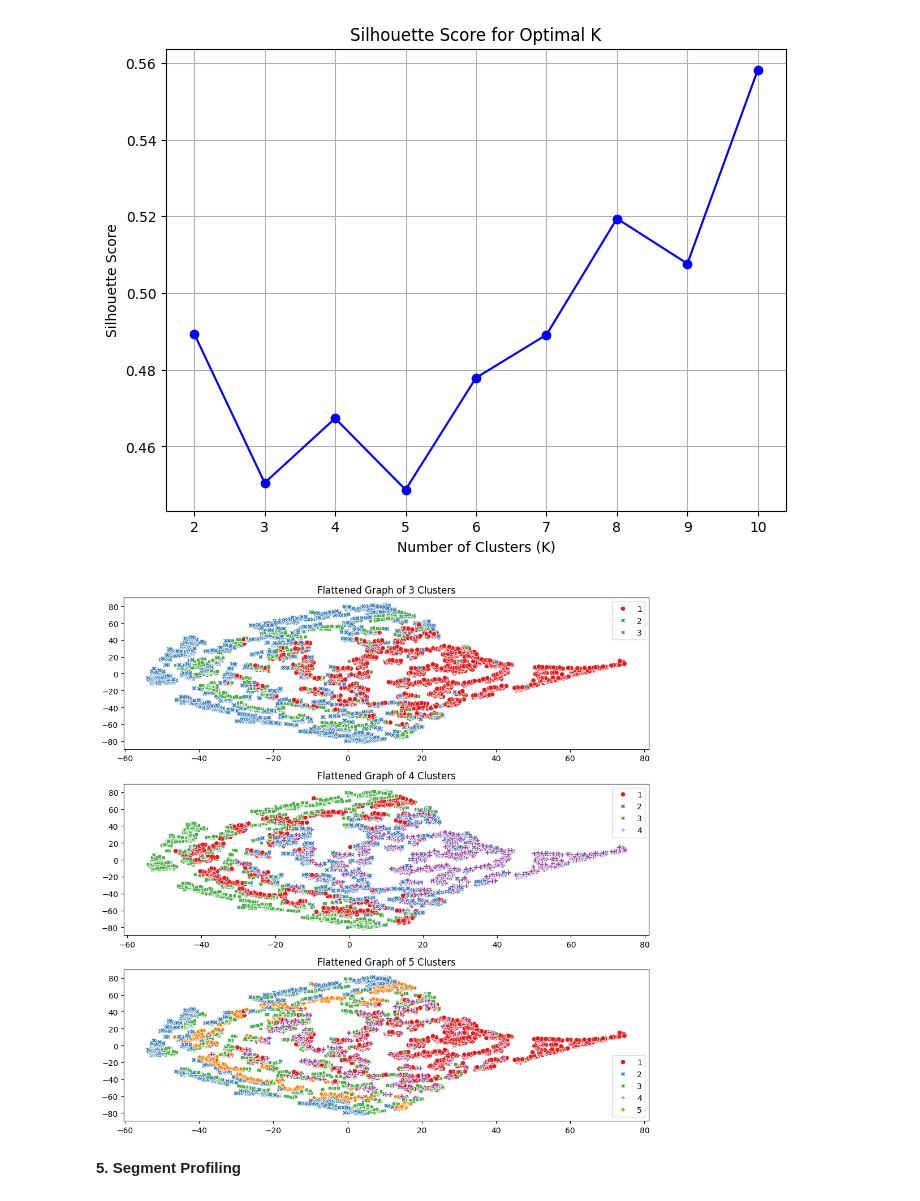
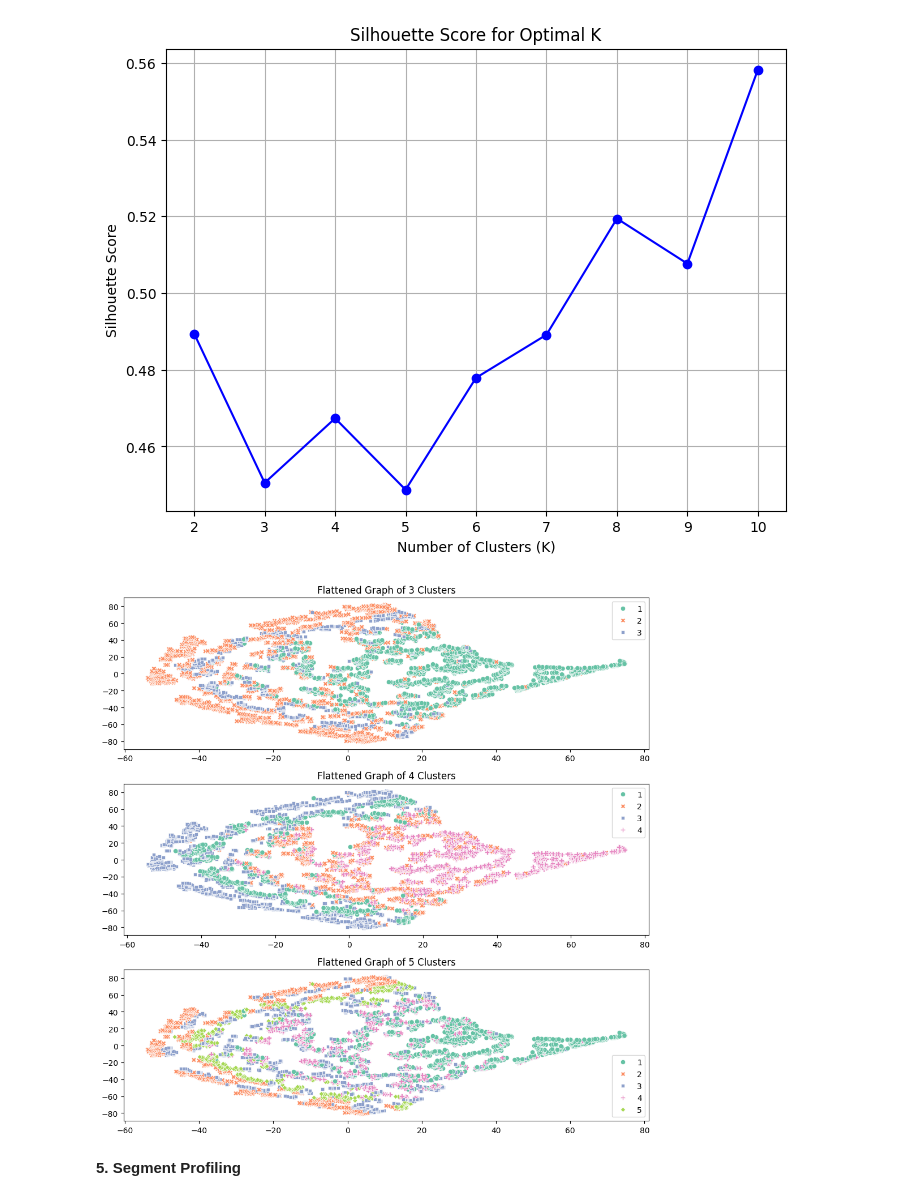
Before and after one commit to mansiraturi/RFM_Analysis, a Jupyter notebook: Project2.ipynb, the cells around one changed output. Saved outputs shown, nothing was run; the diff lists cells and outputs as text; code cells hidden in the pictures.

```diff
--- a/Project2.ipynb
+++ b/Project2.ipynb
@@ -511,35 +411,35 @@ from sklearn.manifold import TSNE
 import seaborn as sns
 import matplotlib.pyplot as plt
 
 def kmeans(rfm_scaled, clusters_number, rfm_df):
 
     kmeans = KMeans(n_clusters = clusters_number, random_state = 1)
     kmeans.fit(rfm_scaled)
 # Extract cluster labels
     cluster_labels = kmeans.labels_+1
 
     # Create a cluster label column in original dataset
     df_new = rfm_df.assign(Cluster = cluster_labels)
 
     # Initialise TSNE
     model = TSNE(random_state=1)
     transformed = model.fit_transform(df_new)
 
     # Plot t-SNE
     plt.title('Flattened Graph of {} Clusters'.format(clusters_number))
-    sns.scatterplot(x=transformed[:,0], y=transformed[:,1], hue=cluster_labels, style=cluster_labels, palette="Set1")
+    sns.scatterplot(x=transformed[:,0], y=transformed[:,1], hue=cluster_labels, style=cluster_labels, palette="Set2")
 
     return df_new
 plt.figure(figsize=(10, 10))
 plt.subplot(3, 1, 1)
 df_rfm_k3 = kmeans(rfm_scaled, 3, rfm_df)
 plt.subplot(3, 1, 2)
 df_rfm_k4 = kmeans(rfm_scaled, 4, rfm_df)
 plt.subplot(3, 1, 3)
 df_rfm_k5 = kmeans(rfm_scaled, 5, rfm_df)
 plt.tight_layout()
 # %% [output]
-[figure, old version]
+[figure, new version]
 # %% [markdown]
 **5. Segment Profiling**
 # %%
```
Also changed, not shown: parts of 5 cells of this notebook.
